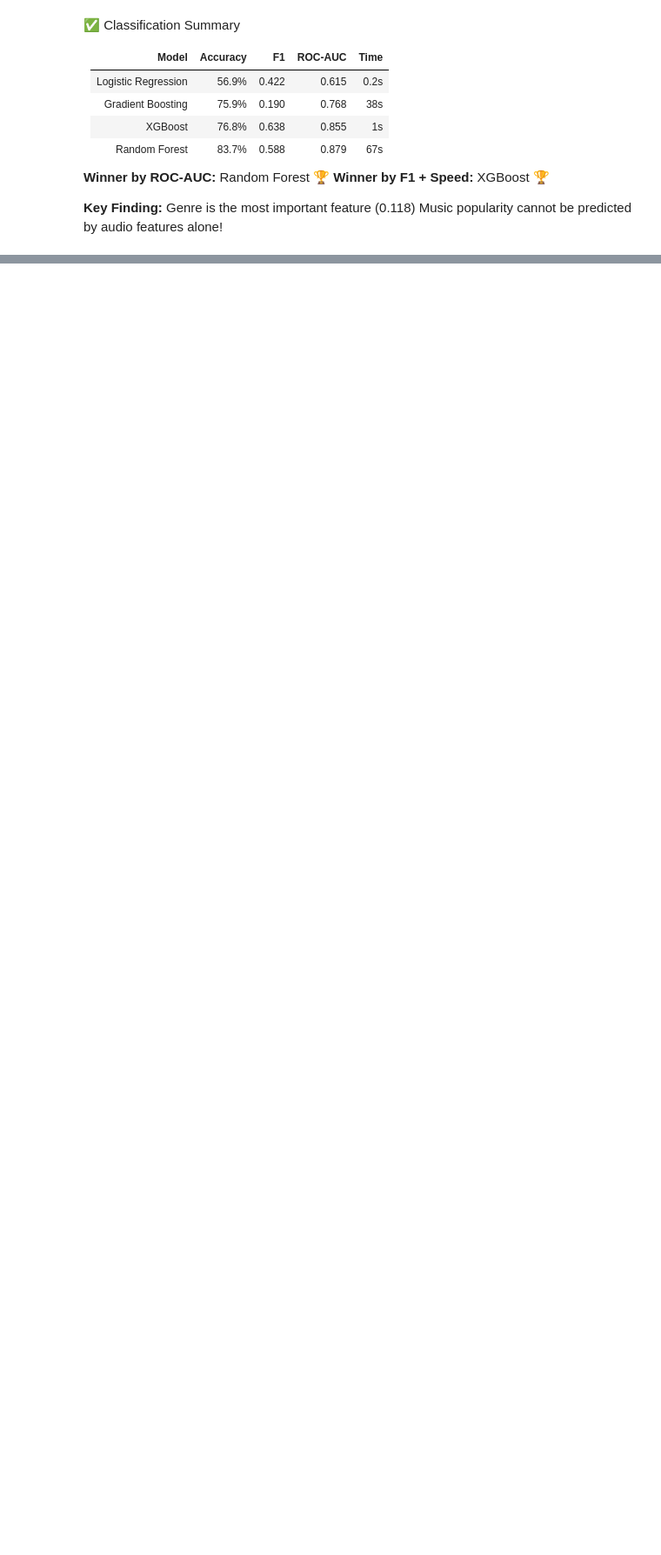
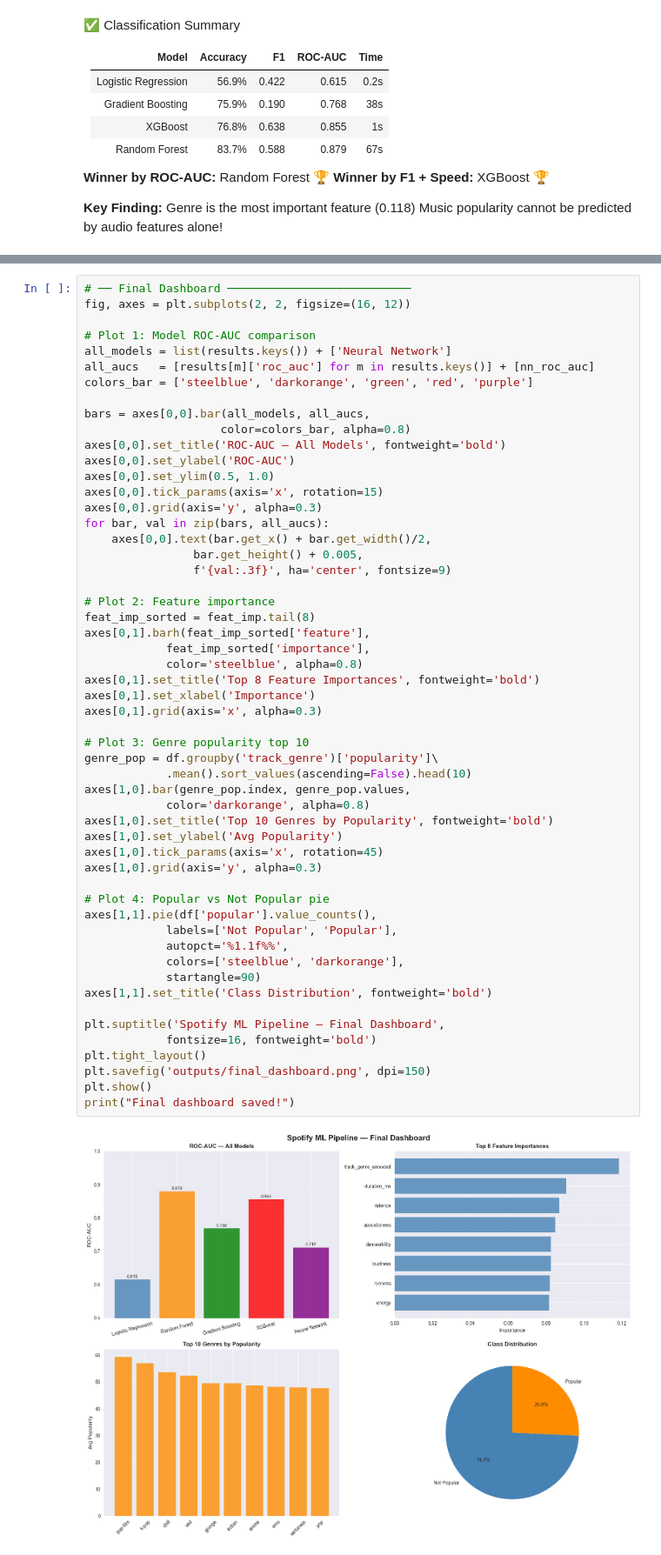
Before and after one commit to Vedant-Nagarkar/spotify-ml-pipeline, a Jupyter notebook: spotify_analysis.ipynb, the cells around one changed output, grey strips where cells are left out. Shown at 87% size. Saved outputs shown, nothing was run; the diff lists cells and outputs as text; blank space fills up the shorter version.

```diff
--- a/spotify_analysis.ipynb
+++ b/spotify_analysis.ipynb
@@ -874,0 +1078,56 @@ Music popularity cannot be predicted by audio features alone!
+# %%
+# ── Final Dashboard ───────────────────────────
+fig, axes = plt.subplots(2, 2, figsize=(16, 12))
+
+# Plot 1: Model ROC-AUC comparison
+all_models = list(results.keys()) + ['Neural Network']
+all_aucs   = [results[m]['roc_auc'] for m in results.keys()] + [nn_roc_auc]
+colors_bar = ['steelblue', 'darkorange', 'green', 'red', 'purple']
+
+bars = axes[0,0].bar(all_models, all_aucs,
+                    color=colors_bar, alpha=0.8)
+axes[0,0].set_title('ROC-AUC — All Models', fontweight='bold')
+axes[0,0].set_ylabel('ROC-AUC')
+axes[0,0].set_ylim(0.5, 1.0)
+axes[0,0].tick_params(axis='x', rotation=15)
+axes[0,0].grid(axis='y', alpha=0.3)
+for bar, val in zip(bars, all_aucs):
+    axes[0,0].text(bar.get_x() + bar.get_width()/2,
+                bar.get_height() + 0.005,
+                f'{val:.3f}', ha='center', fontsize=9)
+
+# Plot 2: Feature importance
+feat_imp_sorted = feat_imp.tail(8)
+axes[0,1].barh(feat_imp_sorted['feature'],
+            feat_imp_sorted['importance'],
+            color='steelblue', alpha=0.8)
+axes[0,1].set_title('Top 8 Feature Importances', fontweight='bold')
+axes[0,1].set_xlabel('Importance')
+axes[0,1].grid(axis='x', alpha=0.3)
+
+# Plot 3: Genre popularity top 10
+genre_pop = df.groupby('track_genre')['popularity']\
+            .mean().sort_values(ascending=False).head(10)
+axes[1,0].bar(genre_pop.index, genre_pop.values,
+            color='darkorange', alpha=0.8)
+axes[1,0].set_title('Top 10 Genres by Popularity', fontweight='bold')
+axes[1,0].set_ylabel('Avg Popularity')
+axes[1,0].tick_params(axis='x', rotation=45)
+axes[1,0].grid(axis='y', alpha=0.3)
+
+# Plot 4: Popular vs Not Popular pie
+axes[1,1].pie(df['popular'].value_counts(),
+            labels=['Not Popular', 'Popular'],
+            autopct='%1.1f%%',
+            colors=['steelblue', 'darkorange'],
+            startangle=90)
+axes[1,1].set_title('Class Distribution', fontweight='bold')
+
+plt.suptitle('Spotify ML Pipeline — Final Dashboard',
+            fontsize=16, fontweight='bold')
+plt.tight_layout()
+plt.savefig('outputs/final_dashboard.png', dpi=150)
+plt.show()
+print("Final dashboard saved!")
+# %% [output]
+[figure, added]
```
Also changed, not shown: parts of 7 cells of this notebook, 13 other files.
